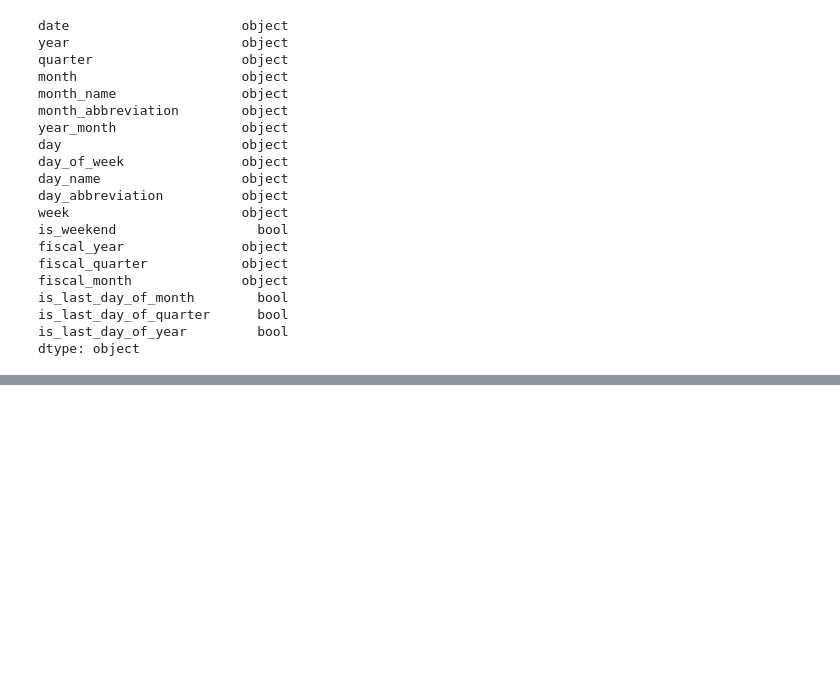
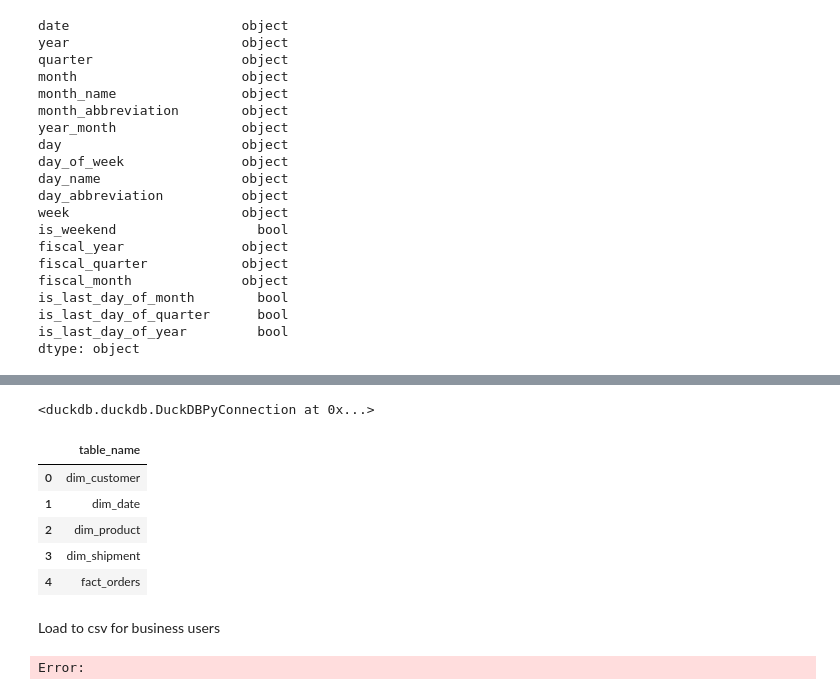
Before and after one commit to MarkPhamm/Supply-Chain-Analytic, a Jupyter notebook: notebooks/dim_modelling.ipynb, the cells around one changed output, grey strips where cells are left out. Saved outputs shown, nothing was run; the diff lists cells and outputs as text; code cells hidden in the pictures; blank space fills up the shorter version.

Commit message:
fea: add loading data into duckdb

```diff
--- a/notebooks/dim_modelling.ipynb
+++ b/notebooks/dim_modelling.ipynb
@@ -332,0 +323,7 @@ DataFrame loaded successfully into dbo.dim_product
+# %%
+# Get the current working directory
+current_dir = os.getcwd()
+# Move up one level from the current directory
+parent_dir = os.path.dirname(current_dir)
+# Change directory into db directory
+db_dir = os.path.join(parent_dir, 'db')
@@ -332,0 +333,8 @@ DataFrame loaded successfully into dbo.dim_product
+# %%
+# Connect to DuckDB and specify the file name you want to create
+con = duckdb.connect(os.path.join(db_dir, 'swiftmart.db'))
+
+# Create the schema if it doesn't exist
+con.execute("CREATE SCHEMA IF NOT EXISTS dbo")
+# %% [output]
+<duckdb.duckdb.DuckDBPyConnection at 0x...>
@@ -332,0 +358,12 @@ DataFrame loaded successfully into dbo.dim_product
+# %%
+# Query to list all tables in the database
+df_tables = con.execute("SELECT table_name FROM information_schema.tables WHERE table_schema = 'main'").fetchdf()
+# %%
+df_tables
+# %% [output]
+|  | table_name |
+| 0 | dim_customer |
+| 1 | dim_date |
+| 2 | dim_product |
+| 3 | dim_shipment |
+| 4 | fact_orders |
@@ -333,6 +373,10 @@ DataFrame loaded successfully into dbo.dim_product
+# %% [markdown]
+Load to csv for business users
 # %%
-df_dim_product.to_csv(os.path.join(data_dir, 'dim_product.csv'))
-df_dim_date.to_csv(os.path.join(data_dir, 'dim_date.csv'))
-df_dim_customer.to_csv(os.path.join(data_dir, 'dim_customer.csv'))
-df_dim_shipment.to_csv(os.path.join(data_dir, 'dim_shipment.csv'))
-df_fact_orders.to_csv(os.path.join(data_dir, 'fact_orders.csv'))
+# df_dim_product.to_csv(os.path.join(data_dir, 'dim_product.csv'))
+# df_dim_date.to_csv(os.path.join(data_dir, 'dim_date.csv'))
+# df_dim_customer.to_csv(os.path.join(data_dir, 'dim_customer.csv'))
+# df_dim_shipment.to_csv(os.path.join(data_dir, 'dim_shipment.csv'))
+# df_fact_orders.to_csv(os.path.join(data_dir, 'fact_orders.csv'))
+# %% [output]
+Error:
```
Also changed, not shown: parts of 13 cells of this notebook.
